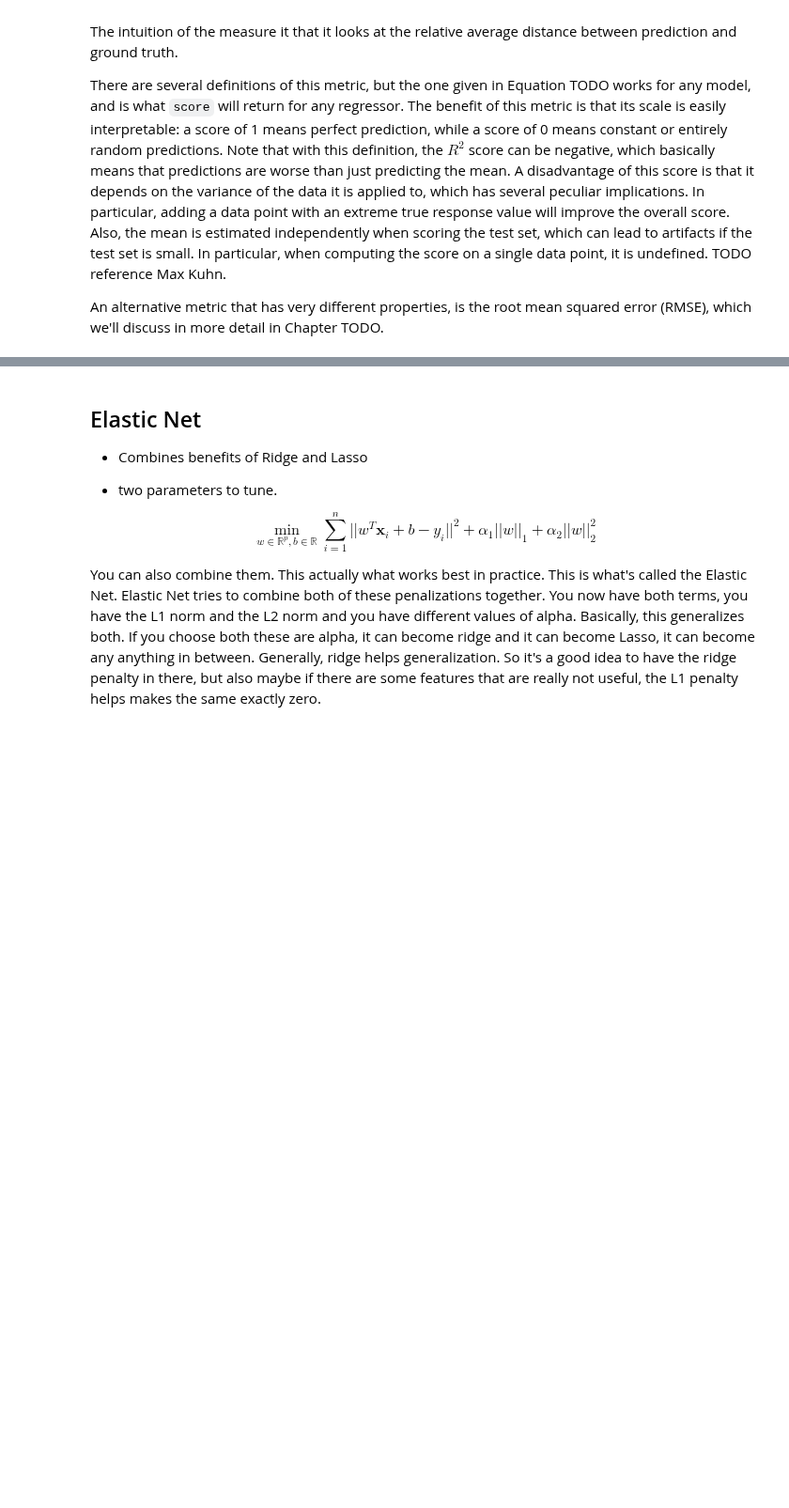
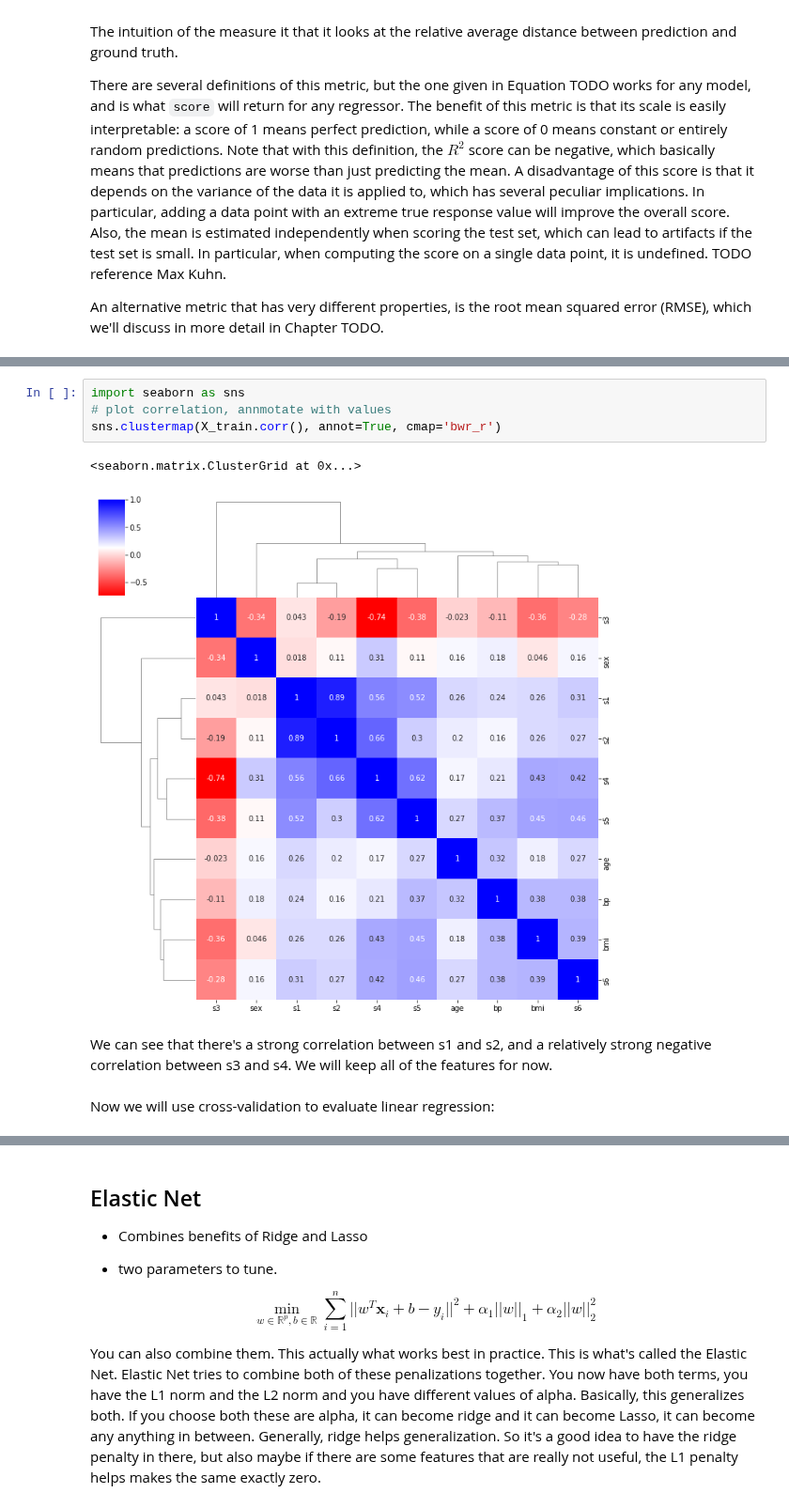
Before and after one commit to amueller/aml, a Jupyter notebook: 02-supervised-learning/05-linear-models-regression.ipynb, the cells around one changed output, grey strips where cells are left out. Shown at 94% size. Cells and saved outputs as stored; diff of their text form; blank space fills up the shorter version.

```diff
--- a/02-supervised-learning/05-linear-models-regression.ipynb
+++ b/02-supervised-learning/05-linear-models-regression.ipynb
@@ -659,0 +162,11 @@ interpretation a little bit harder.
+# %%
+import seaborn as sns
+# plot correlation, annmotate with values
+sns.clustermap(X_train.corr(), annot=True, cmap='bwr_r')
+# %% [output]
+<seaborn.matrix.ClusterGrid at 0x...>
+[figure, added]
+# %% [markdown]
+We can see that there's a strong correlation between s1 and s2, and a relatively strong negative correlation between s3 and s4. We will keep all of the features for now.
+# %% [markdown]
+Now we will use cross-validation to evaluate linear regression:
```
Also changed, not shown: parts of 111 cells of this notebook.
